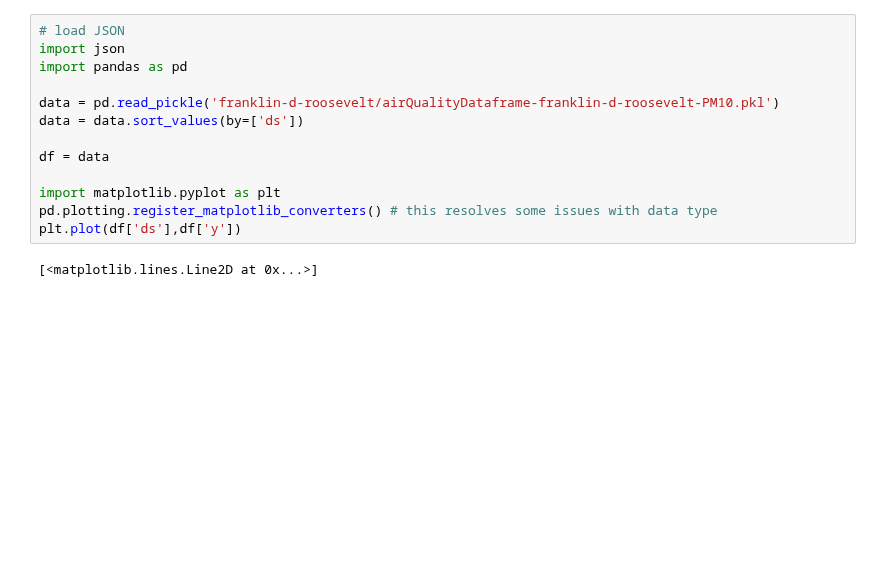
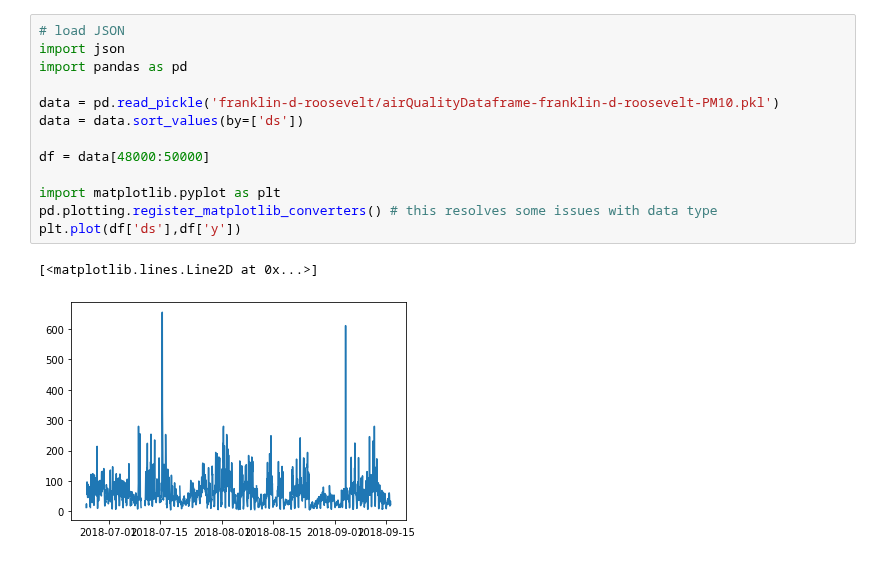
Before and after one commit to aety/insight, a Jupyter notebook: RATP/air/pickleToData_PROPHET.ipynb, the cells around one changed output. Cells and saved outputs as stored; diff of their text form; blank space fills up the shorter version.

```diff
--- a/RATP/air/pickleToData_PROPHET.ipynb
+++ b/RATP/air/pickleToData_PROPHET.ipynb
@@ -1,18 +1,19 @@
 # %%
 # load JSON
 import json
 import pandas as pd
 
 data = pd.read_pickle('franklin-d-roosevelt/airQualityDataframe-franklin-d-roosevelt-PM10.pkl')
 data = data.sort_values(by=['ds'])
 
-df = data
+df = data[48000:50000]
 
 import matplotlib.pyplot as plt
 pd.plotting.register_matplotlib_converters() # this resolves some issues with data type
 plt.plot(df['ds'],df['y'])
 # %% [output]
 [<matplotlib.lines.Line2D at 0x...>]
+[figure, added]
 # %%
 from fbprophet import Prophet
 m = Prophet(changepoint_prior_scale=0.5) #  Increasing scale will make the trend more flexible:
```
Also changed, not shown: parts of 5 cells of this notebook.
